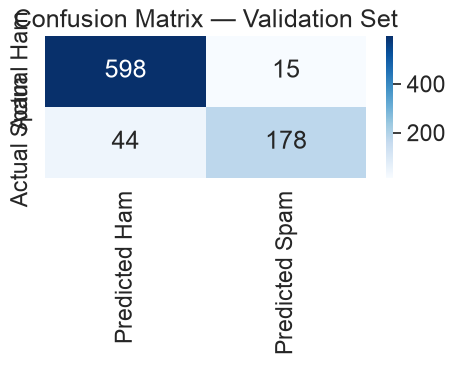
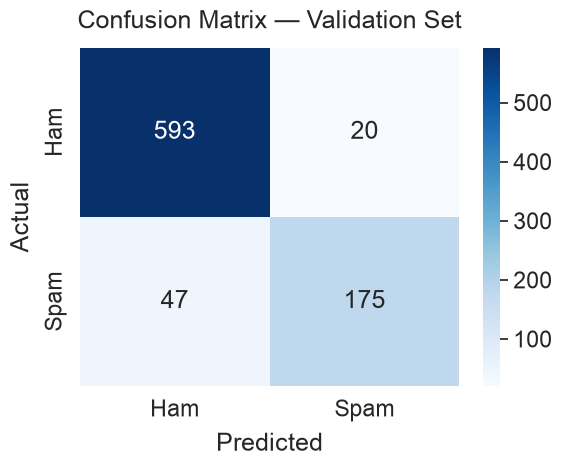
The notebook cell's code change between the first figure and the second:
--- before
+++ after
@@ -2,11 +2,13 @@
 
 cm = confusion_matrix(y_val, val_preds)
-plt.figure(figsize=(5, 4))
+plt.figure(figsize=(6, 5))
 sns.heatmap(
     cm, annot=True, fmt='d', cmap='Blues',
-    xticklabels=['Predicted Ham', 'Predicted Spam'],
-    yticklabels=['Actual Ham', 'Actual Spam']
+    xticklabels=['Ham', 'Spam'],
+    yticklabels=['Ham', 'Spam']
 )
-plt.title('Confusion Matrix — Validation Set')
+plt.title('Confusion Matrix — Validation Set', pad=14)
+plt.xlabel('Predicted', labelpad=8)
+plt.ylabel('Actual', labelpad=8)
 plt.tight_layout()
 plt.savefig('../results/figures/confusion_matrix.png', dpi=150)

Commit: Bug fixes